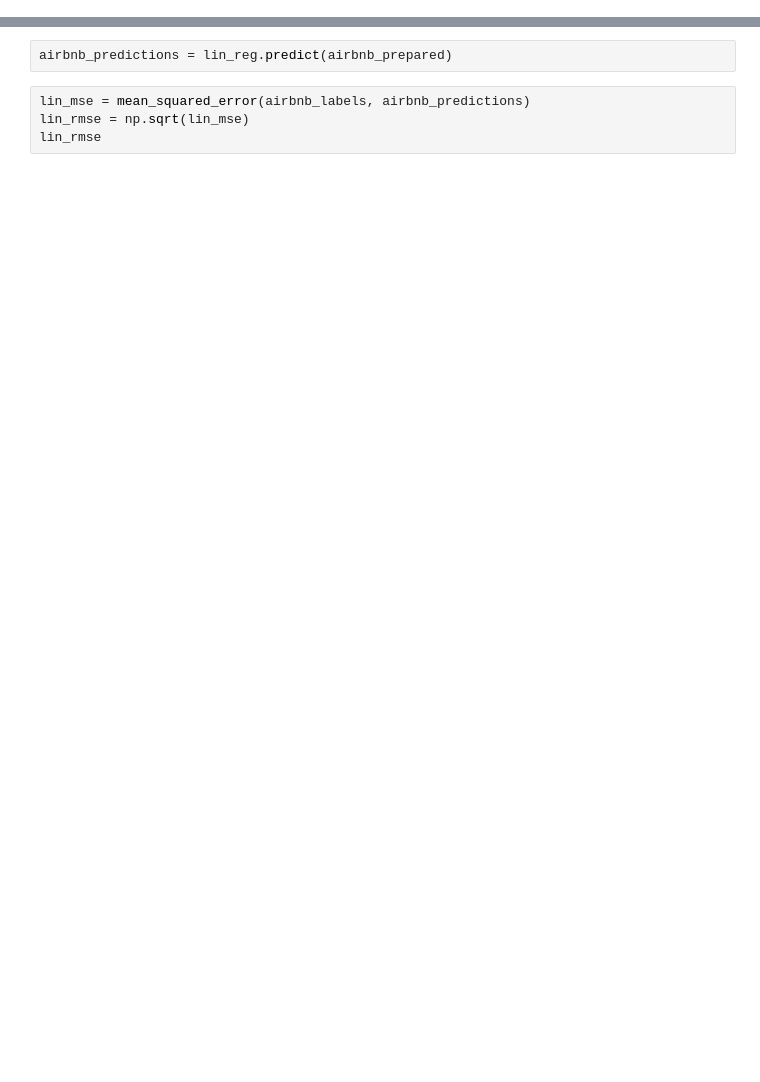
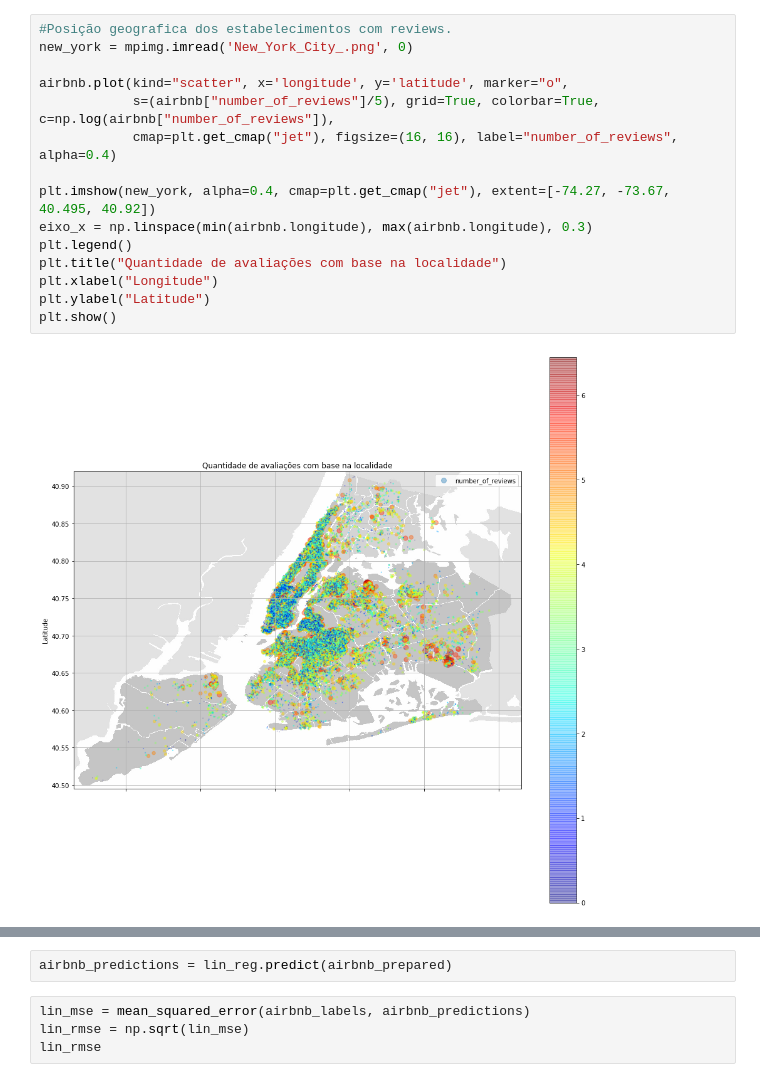
Before and after one commit to cicerotcv/P3_CienciaDados_2019.2, a Jupyter notebook: 01 Regressão Linear.ipynb, the cells around one changed output, grey strips where cells are left out. Drawn from its saved outputs; the diff is of its cells as text; blank space fills up the shorter version.

```diff
--- a/01 Regressão Linear.ipynb
+++ b/01 Regressão Linear.ipynb
@@ -106,0 +181,17 @@ some_data_prepared = full_pipeline.transform(some_data)
+# %%
+#Posição geografica dos estabelecimentos com reviews.
+new_york = mpimg.imread('New_York_City_.png', 0)
+
+airbnb.plot(kind="scatter", x='longitude', y='latitude', marker="o",
+            s=(airbnb["number_of_reviews"]/5), grid=True, colorbar=True, c=np.log(airbnb["number_of_reviews"]),
+            cmap=plt.get_cmap("jet"), figsize=(16, 16), label="number_of_reviews", alpha=0.4)
+
+plt.imshow(new_york, alpha=0.4, cmap=plt.get_cmap("jet"), extent=[-74.27, -73.67, 40.495, 40.92])
+eixo_x = np.linspace(min(airbnb.longitude), max(airbnb.longitude), 0.3)
+plt.legend()
+plt.title("Quantidade de avaliações com base na localidade")
+plt.xlabel("Longitude")
+plt.ylabel("Latitude")
+plt.show()
+# %% [output]
+[figure, added]
```
Also changed, not shown: parts of 94 cells of this notebook.
